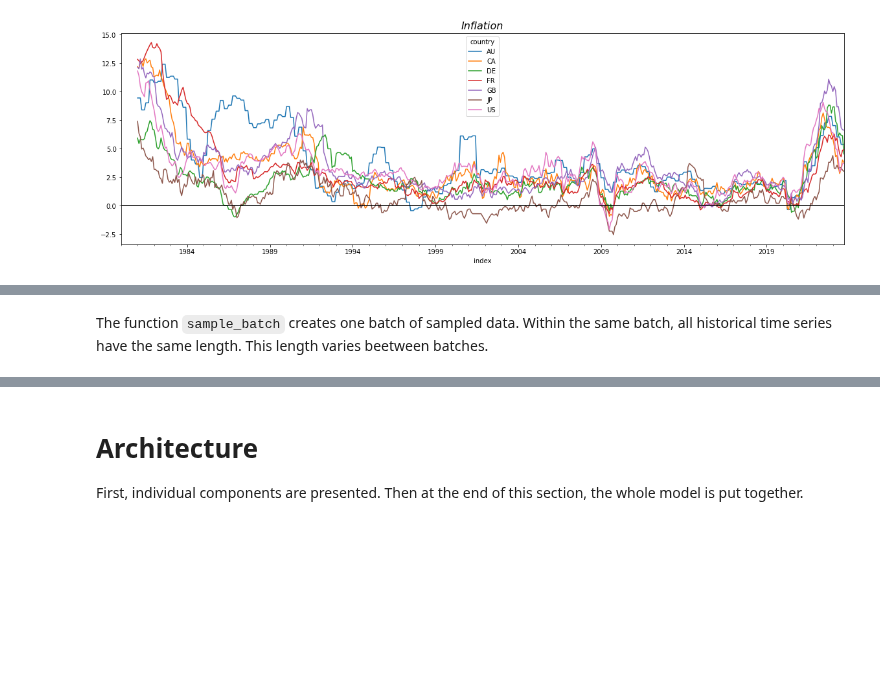
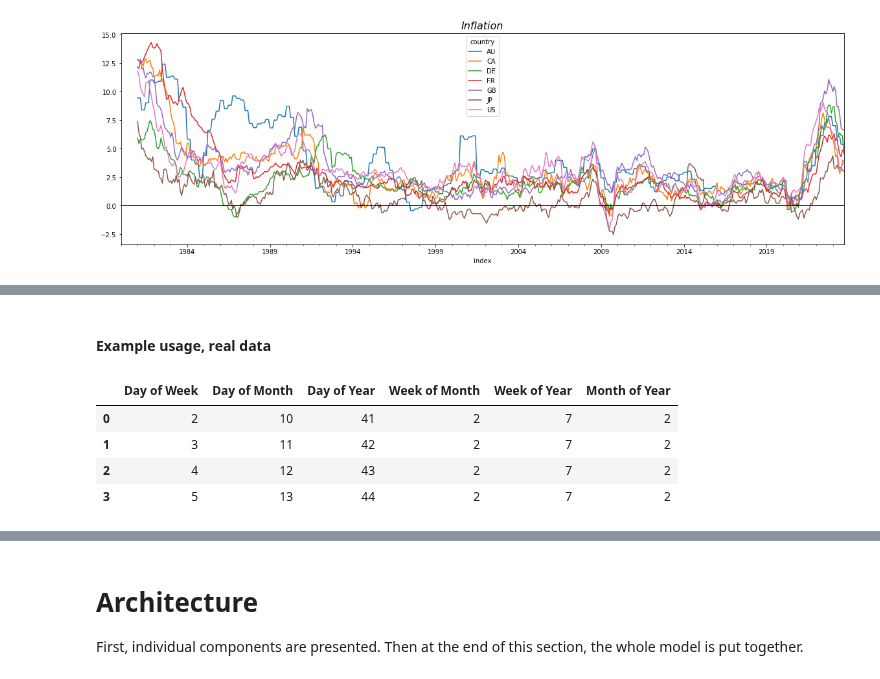
Before and after one commit to dkgaraujo/TemporalFusionTransformers, a Jupyter notebook: temporal_fusion_transformers.ipynb, the cells around one changed output, grey strips where cells are left out. Cells and saved outputs as stored; diff of their text form; code cells hidden in the pictures; blank space fills up the shorter version.

```diff
--- a/temporal_fusion_transformers.ipynb
+++ b/temporal_fusion_transformers.ipynb
@@ -234 +350,3 @@ show_doc(sample_data, title_level=3)
+# %% [markdown]
+#### Example usage, real data
 # %%
@@ -239,5 +359,13 @@ X_cont_hist, X_cat_hist, X_cat_stat, X_cat_fut, y = sample_data(
     df_input=df_input_scl,
     df_target=df_target_1m_pct
 )
-# %% [markdown]
-The function `sample_batch` creates one batch of sampled data. Within the same batch, all historical time series have the same length. This length varies beetween batches.
+# %%
+#| code-fold: show
+
+X_cat_hist
+# %% [output]
+|  | Day of Week | Day of Month | Day of Year | Week of Month | Week of Year | Month of Year |
+| 0 | 2 | 10 | 41 | 2 | 7 | 2 |
+| 1 | 3 | 11 | 42 | 2 | 7 | 2 |
+| 2 | 4 | 12 | 43 | 2 | 7 | 2 |
+| 3 | 5 | 13 | 44 | 2 | 7 | 2 |
```
Also changed, not shown: parts of 90 cells of this notebook, 1 other file.
